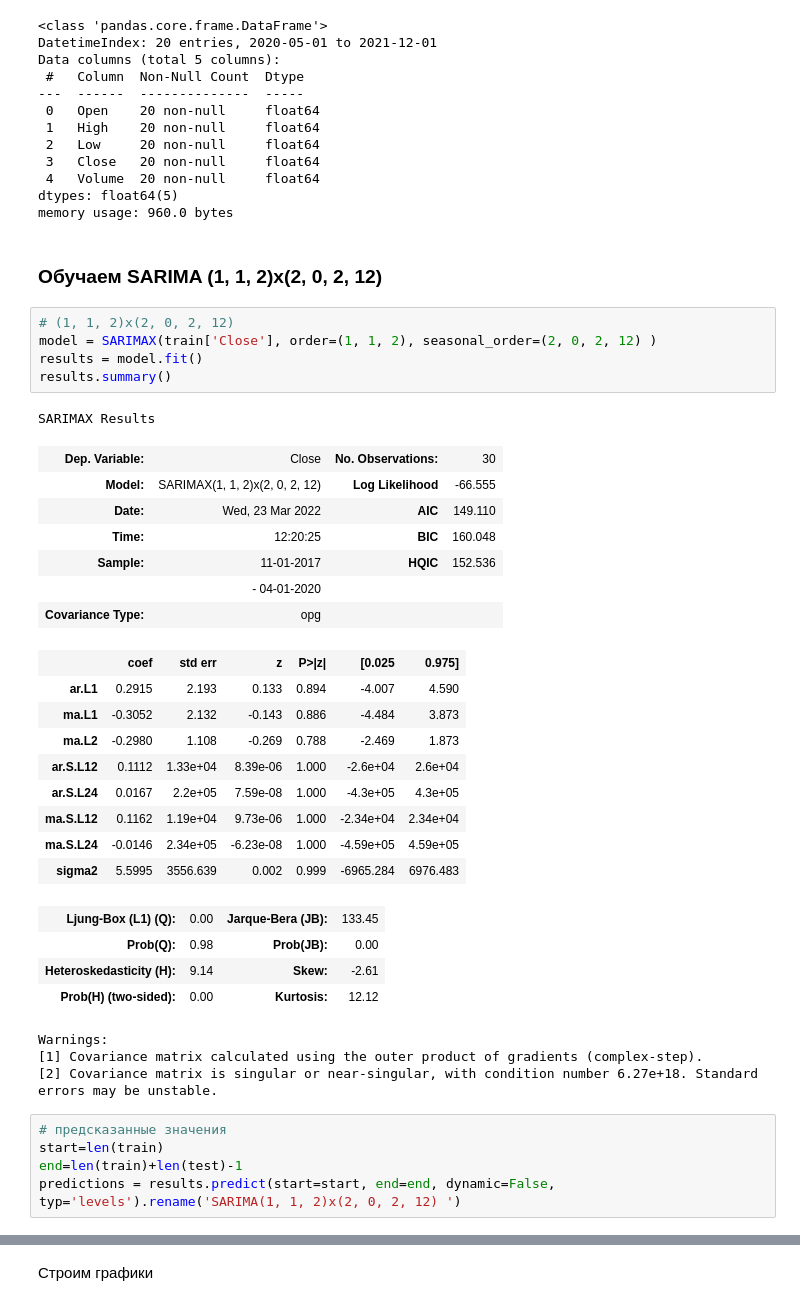
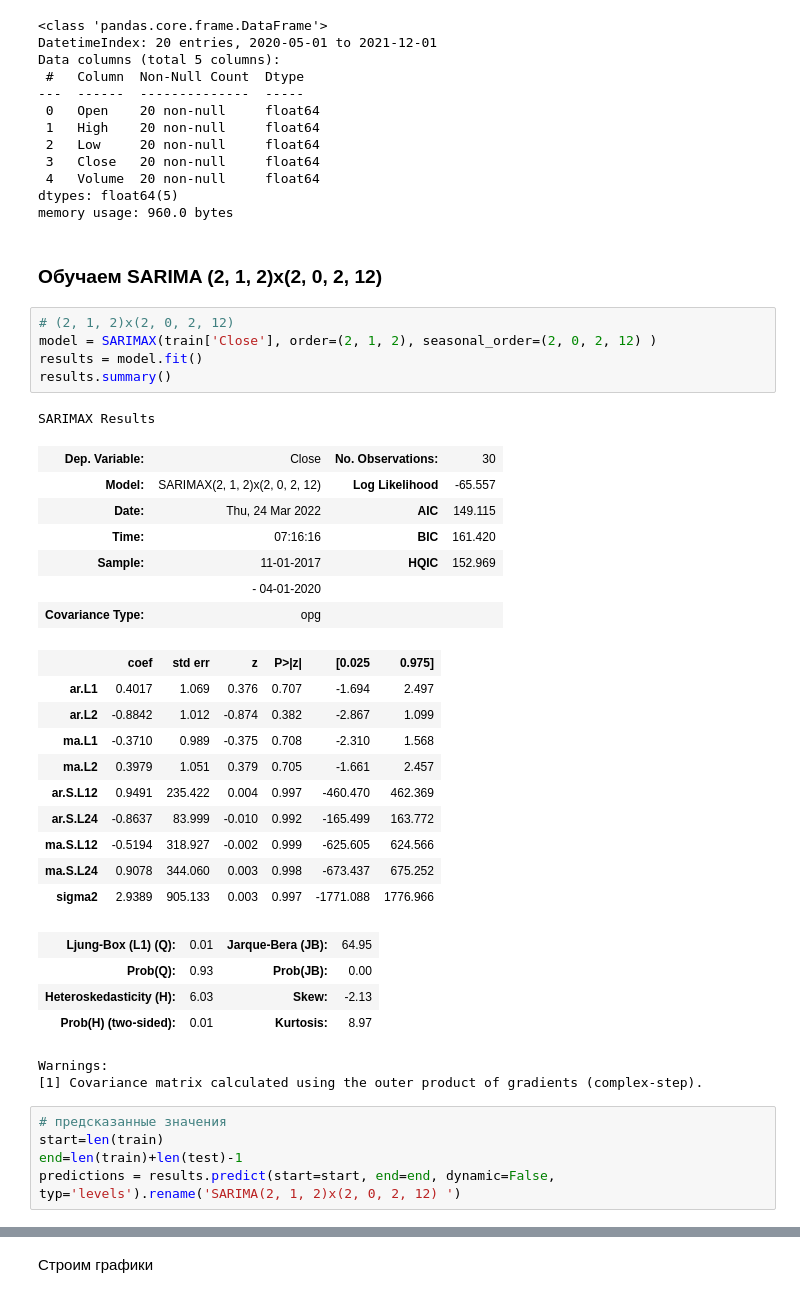
Before and after one commit to ibutin/Innopoilis, a Jupyter notebook: Итоговая_аттестация_Бутин_SARIMA.ipynb, the cells around one changed output, grey strips where cells are left out. Saved outputs shown, nothing was run; the diff lists cells and outputs as text.

```diff
--- a/Итоговая_аттестация_Бутин_SARIMA.ipynb
+++ b/Итоговая_аттестация_Бутин_SARIMA.ipynb
@@ -355,42 +357,42 @@ Data columns (total 5 columns):
 dtypes: float64(5)
 memory usage: 960.0 bytes
 # %% [markdown]
-### Обучаем SARIMA (1, 1, 2)x(2, 0, 2, 12)
+### Обучаем SARIMA (2, 1, 2)x(2, 0, 2, 12)
 # %%
-# (1, 1, 2)x(2, 0, 2, 12)
-model = SARIMAX(train['Close'], order=(1, 1, 2), seasonal_order=(2, 0, 2, 12) )
+# (2, 1, 2)x(2, 0, 2, 12)
+model = SARIMAX(train['Close'], order=(2, 1, 2), seasonal_order=(2, 0, 2, 12) )
 results = model.fit()
 results.summary()
 # %% [output]
 SARIMAX Results
 | Dep. Variable: | Close | No. Observations: | 30 |
-| Model: | SARIMAX(1, 1, 2)x(2, 0, 2, 12) | Log Likelihood | -66.555 |
-| Date: | Wed, 23 Mar 2022 | AIC | 149.110 |
-| Time: | 12:20:25 | BIC | 160.048 |
-| Sample: | 11-01-2017 | HQIC | 152.536 |
+| Model: | SARIMAX(2, 1, 2)x(2, 0, 2, 12) | Log Likelihood | -65.557 |
+| Date: | Thu, 24 Mar 2022 | AIC | 149.115 |
+| Time: | 07:16:16 | BIC | 161.420 |
+| Sample: | 11-01-2017 | HQIC | 152.969 |
 |  | - 04-01-2020 |  |  |
 | Covariance Type: | opg |  |  |
 |  | coef | std err | z | P>|z| | [0.025 | 0.975] |
-| ar.L1 | 0.2915 | 2.193 | 0.133 | 0.894 | -4.007 | 4.590 |
-| ma.L1 | -0.3052 | 2.132 | -0.143 | 0.886 | -4.484 | 3.873 |
-| ma.L2 | -0.2980 | 1.108 | -0.269 | 0.788 | -2.469 | 1.873 |
-| ar.S.L12 | 0.1112 | 1.33e+04 | 8.39e-06 | 1.000 | -2.6e+04 | 2.6e+04 |
-| ar.S.L24 | 0.0167 | 2.2e+05 | 7.59e-08 | 1.000 | -4.3e+05 | 4.3e+05 |
-| ma.S.L12 | 0.1162 | 1.19e+04 | 9.73e-06 | 1.000 | -2.34e+04 | 2.34e+04 |
-| ma.S.L24 | -0.0146 | 2.34e+05 | -6.23e-08 | 1.000 | -4.59e+05 | 4.59e+05 |
-| sigma2 | 5.5995 | 3556.639 | 0.002 | 0.999 | -6965.284 | 6976.483 |
+| ar.L1 | 0.4017 | 1.069 | 0.376 | 0.707 | -1.694 | 2.497 |
+| ar.L2 | -0.8842 | 1.012 | -0.874 | 0.382 | -2.867 | 1.099 |
+| ma.L1 | -0.3710 | 0.989 | -0.375 | 0.708 | -2.310 | 1.568 |
+| ma.L2 | 0.3979 | 1.051 | 0.379 | 0.705 | -1.661 | 2.457 |
+| ar.S.L12 | 0.9491 | 235.422 | 0.004 | 0.997 | -460.470 | 462.369 |
+| ar.S.L24 | -0.8637 | 83.999 | -0.010 | 0.992 | -165.499 | 163.772 |
+| ma.S.L12 | -0.5194 | 318.927 | -0.002 | 0.999 | -625.605 | 624.566 |
+| ma.S.L24 | 0.9078 | 344.060 | 0.003 | 0.998 | -673.437 | 675.252 |
+| sigma2 | 2.9389 | 905.133 | 0.003 | 0.997 | -1771.088 | 1776.966 |
-| Ljung-Box (L1) (Q): | 0.00 | Jarque-Bera (JB): | 133.45 |
-| Prob(Q): | 0.98 | Prob(JB): | 0.00 |
-| Heteroskedasticity (H): | 9.14 | Skew: | -2.61 |
-| Prob(H) (two-sided): | 0.00 | Kurtosis: | 12.12 |
+| Ljung-Box (L1) (Q): | 0.01 | Jarque-Bera (JB): | 64.95 |
+| Prob(Q): | 0.93 | Prob(JB): | 0.00 |
+| Heteroskedasticity (H): | 6.03 | Skew: | -2.13 |
+| Prob(H) (two-sided): | 0.01 | Kurtosis: | 8.97 |
 Warnings:
 [1] Covariance matrix calculated using the outer product of gradients (complex-step).
-[2] Covariance matrix is singular or near-singular, with condition number 6.27e+18. Standard errors may be unstable.
 # %%
 # предсказанные значения
 start=len(train)
 end=len(train)+len(test)-1
-predictions = results.predict(start=start, end=end, dynamic=False, typ='levels').rename('SARIMA(1, 1, 2)x(2, 0, 2, 12) ')
+predictions = results.predict(start=start, end=end, dynamic=False, typ='levels').rename('SARIMA(2, 1, 2)x(2, 0, 2, 12) ')
 # %%
 # Сравниваем результаты
 for i in range(len(predictions)):
```
Also changed, not shown: parts of 13 cells of this notebook.
